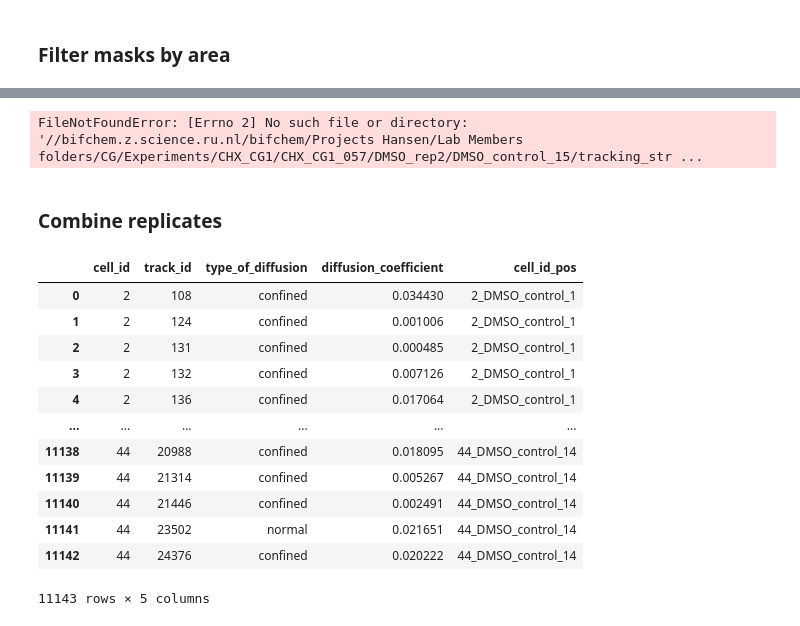
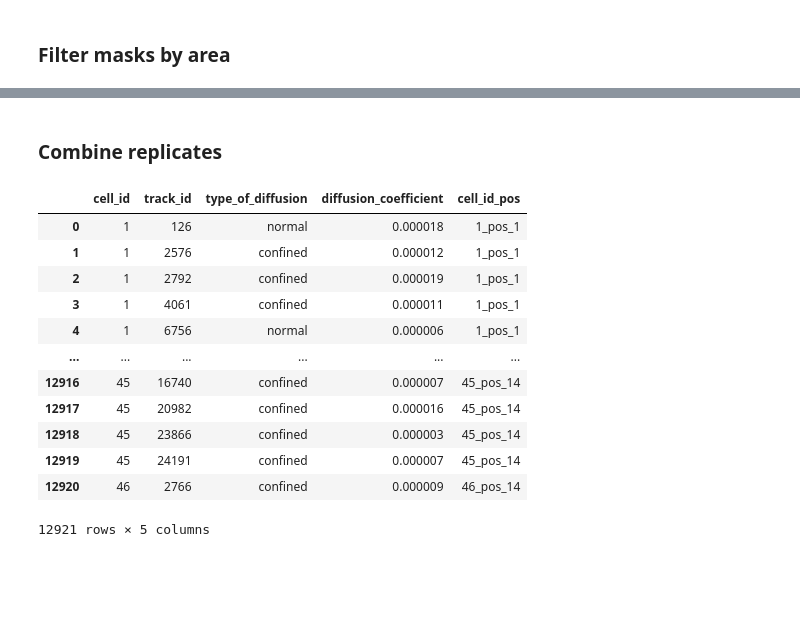
Before and after one commit to XinyuHuRU/RiboBright-project, a Jupyter notebook: single_cell_track_analysis.ipynb, the cells around one changed output, grey strips where cells are left out. Cells and saved outputs as stored; diff of their text form; code cells hidden in the pictures; blank space fills up the shorter version.

```diff
--- a/single_cell_track_analysis.ipynb
+++ b/single_cell_track_analysis.ipynb
@@ -36,6 +36,28 @@ save_dir = r'//bifchem.z.science.ru.nl/bifchem/Projects Hansen/Lab Members folde
 # %%
-data_dir = "//bifchem.z.science.ru.nl/bifchem/Projects Hansen/Lab Members folders/CG/Experiments/CHX_CG1/CHX_CG1_057/DMSO_rep1/DMSO_control_5/tracking_strong_filters/"
-#data_dir = "//bifchem.z.science.ru.nl/bifchem/Projects Hansen/Lab Members folders/CG/Experiments/CHX_CG1/confocal_test/09-04-2024/pos005/tracking_strong_filters/"
-df = pd.read_csv(data_dir + 'trackmate_spots.csv')
-mask =  mpimg.imread(data_dir + 'mask.tif')
+from pathlib import Path
+import pandas as pd
+
+# Point to the mounted share on macOS (adjust this base to your folder)
+data_dir = Path("/Volumes/bifchem/Projects Hansen/Lab Members folders/CG/Experiments/CHX_CG1/CHX_CG1_057/untreated_rep2/pos_14/tracking_strong_filters")
+
+csv_path  = data_dir / "trackmate_spots.csv"
+mask_path = data_dir / "mask.tif"
+
+# Sanity checks so you fail early with a clear message
+if not csv_path.exists():
+    raise FileNotFoundError(f"Not found: {csv_path} — is the share mounted and path correct?")
+if not mask_path.exists():
+    raise FileNotFoundError(f"Not found: {mask_path} — check the filename/extension.")
+
+# Load the CSV
+df = pd.read_csv(csv_path)
+
+# --- OPTION A (recommended): use tifffile to preserve dtype/metadata ---
+try:
+    import tifffile as tiff
+    mask = tiff.imread(mask_path)
+except ImportError:
+    # --- OPTION B: fallback to matplotlib.image (works for many TIFFs) ---
+    import matplotlib.image as mpimg
+    mask = mpimg.imread(mask_path)
 # %%
@@ -365,6 +501,6 @@ data_dir = "//bifchem.z.science.ru.nl/bifchem/Projects Hansen/Lab Members folder
 # %%
-file_path1 = data_dir + 'track_analysis_single_cell_filtered_by_area.csv'
-file_path2 = data_dir + 'track_analysis_single_cell.csv'
+file_path1 = data_dir + 'track_analysis_single_cell_filtered_by_area_1.csv'
+file_path2 = data_dir + 'track_analysis_single_cell_1.csv'
 
 # Load CSV files
 df1 = pd.read_csv(file_path1)
@@ -377,15 +513,13 @@ df2['diffusion_coefficient'] /= 1000
 # Save the modified DataFrames by overwriting the original files
 df1.to_csv(file_path1, index=False)
 df2.to_csv(file_path2, index=False)
-# %% [output]
-FileNotFoundError: [Errno 2] No such file or directory: '//bifchem.z.science.ru.nl/bifchem/Projects Hansen/Lab Members folders/CG/Experiments/CHX_CG1/CHX_CG1_057/DMSO_rep2/DMSO_control_15/tracking_str ...
 # %% [markdown]
 ### Combine replicates
 # %%
-base_dir_rep1 = r'//bifchem.z.science.ru.nl/bifchem/Projects Hansen/Lab Members folders/CG/Experiments/CHX_CG1/CHX_CG1_057/DMSO_rep1/'
+base_dir_rep1 = r'/Volumes/bifchem/Projects Hansen/Lab Members folders/CG/Experiments/CHX_CG1/CHX_CG1_057/untreated_rep1/'
 
 # List of positions
-positions_rep1 = ['DMSO_control_4', 'DMSO_control_5', 'DMSO_control_6', 'DMSO_control_7', 'DMSO_control_8', 'DMSO_control_9', 'DMSO_control_10', 'DMSO_control_11']
+positions_rep1 = ['pos_4', 'pos_5', 'pos_6', 'pos_7', 'pos_8', 'pos_9', 'pos_10', 'pos_11']
 
 # Initialize an empty list to store DataFrames
 dfs_rep1 = []
@@ -393,7 +527,7 @@ dfs_rep1 = []
 # Iterate over positions
 for pos in positions_rep1:
     # Construct the full path to the CSV file
-    csv_path = os.path.join(base_dir_rep1, pos, 'tracking_strong_filters', 'track_analysis_single_cell_filtered_by_area.csv')
+    csv_path = os.path.join(base_dir_rep1, pos, 'tracking_strong_filters', 'track_analysis_single_cell_filtered_by_area_1.csv')
 
     # Read the CSV file into a DataFrame
     df = pd.read_csv(csv_path)
@@ -407,45 +541,45 @@ for pos in positions_rep1:
 # Concatenate all DataFrames in the list along the rows
 concatenated_df_rep1 = pd.concat(dfs_rep1, ignore_index=True)
 # %%
-base_dir_rep2 = r'//bifchem.z.science.ru.nl/bifchem/Projects Hansen/Lab Members folders/CG/Experiments/CHX_CG1/CHX_CG1_057/DMSO_rep2/'
+base_dir_rep2 = r'/Volumes/bifchem/Projects Hansen/Lab Members folders/CG/Experiments/CHX_CG1/CHX_CG1_057/untreated_rep2/'
 
 # List of positions
-positions_rep2 = ['DMSO_control_1', 'DMSO_control_2', 'DMSO_control_3', 'DMSO_control_4', 'DMSO_control_12', 'DMSO_control_13', 'DMSO_control_14']
+positions_rep2 = ['pos_1', 'pos_2', 'pos_3', 'pos_4', 'pos_12', 'pos_13', 'pos_14']
 
 # Initialize an empty list to store DataFrames
 dfs_rep2 = []
 
 # Iterate over positions
 for pos in positions_rep2:
     # Construct the full path to the CSV file
-    csv_path = os.path.join(base_dir_rep2, pos, 'tracking_strong_filters', 'track_analysis_single_cell_filtered_by_area.csv')
+    csv_path = os.path.join(base_dir_rep2, pos, 'tracking_strong_filters', 'track_analysis_single_cell_filtered_by_area_1.csv')
 
     # Read the CSV file into a DataFrame
     df = pd.read_csv(csv_path)
 
     # Create a new column combining 'cell_id' with 'pos'
     df['cell_id_pos'] = df['cell_id'].astype(str) + '_' + pos
 
     # Append the DataFrame to the list
     dfs_rep2.append(df)
 
 # Concatenate all DataFrames in the list along the rows
 concatenated_df_rep2 = pd.concat(dfs_rep2, ignore_index=True)
 concatenated_df_rep2
 # %% [output]
 |  | cell_id | track_id | type_of_diffusion | diffusion_coefficient | cell_id_pos |
-| 0 | 2 | 108 | confined | 0.034430 | 2_DMSO_control_1 |
-| 1 | 2 | 124 | confined | 0.001006 | 2_DMSO_control_1 |
-| 2 | 2 | 131 | confined | 0.000485 | 2_DMSO_control_1 |
-| 3 | 2 | 132 | confined | 0.007126 | 2_DMSO_control_1 |
-| 4 | 2 | 136 | confined | 0.017064 | 2_DMSO_control_1 |
+| 0 | 1 | 126 | normal | 0.000018 | 1_pos_1 |
+| 1 | 1 | 2576 | confined | 0.000012 | 1_pos_1 |
+| 2 | 1 | 2792 | confined | 0.000019 | 1_pos_1 |
+| 3 | 1 | 4061 | confined | 0.000011 | 1_pos_1 |
+| 4 | 1 | 6756 | normal | 0.000006 | 1_pos_1 |
 | ... | ... | ... | ... | ... | ... |
-| 11138 | 44 | 20988 | confined | 0.018095 | 44_DMSO_control_14 |
-| 11139 | 44 | 21314 | confined | 0.005267 | 44_DMSO_control_14 |
-| 11140 | 44 | 21446 | confined | 0.002491 | 44_DMSO_control_14 |
-| 11141 | 44 | 23502 | normal | 0.021651 | 44_DMSO_control_14 |
-| 11142 | 44 | 24376 | confined | 0.020222 | 44_DMSO_control_14 |
+| 12916 | 45 | 16740 | confined | 0.000007 | 45_pos_14 |
+| 12917 | 45 | 20982 | confined | 0.000016 | 45_pos_14 |
+| 12918 | 45 | 23866 | confined | 0.000003 | 45_pos_14 |
+| 12919 | 45 | 24191 | confined | 0.000007 | 45_pos_14 |
+| 12920 | 46 | 2766 | confined | 0.000009 | 46_pos_14 |
-11143 rows × 5 columns
+12921 rows × 5 columns
 # %%
 ##Check how many cells are left
 grouped_data = concatenated_df_rep2.groupby(['cell_id_pos'])['diffusion_coefficient'].mean().reset_index()
```
Also changed, not shown: parts of 17 cells of this notebook.
